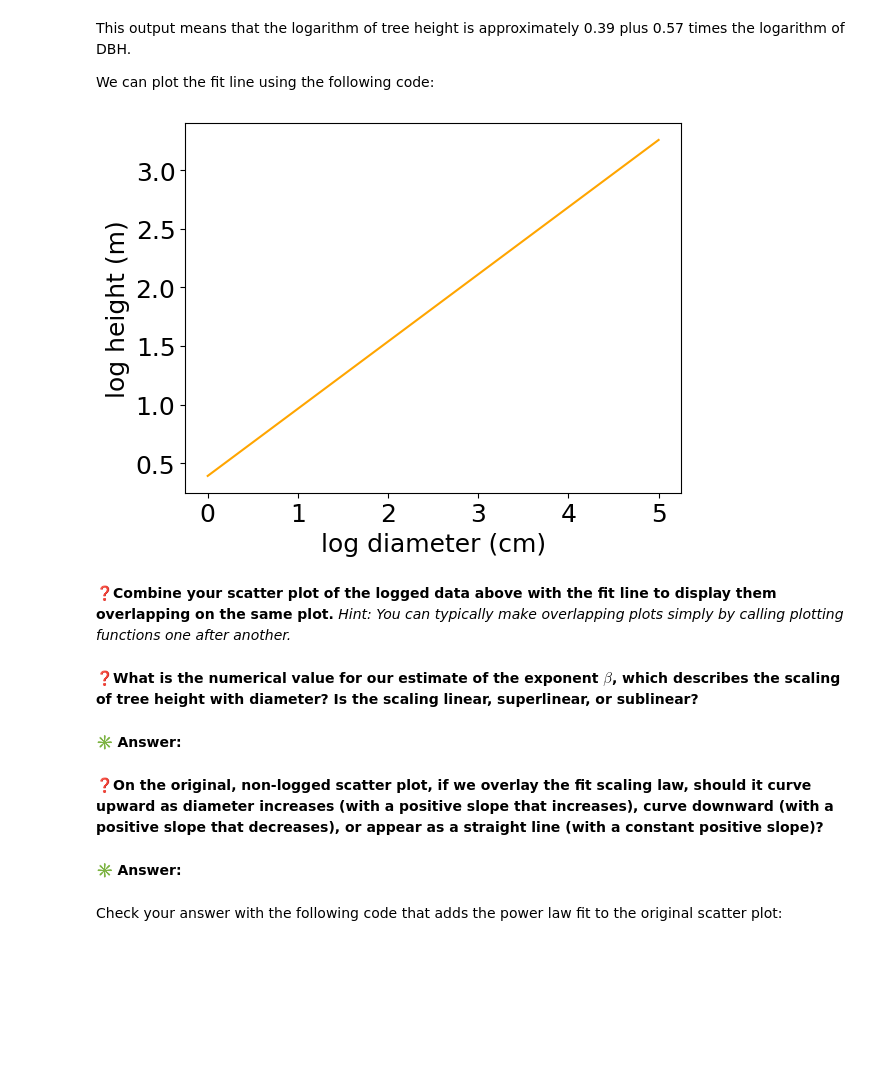
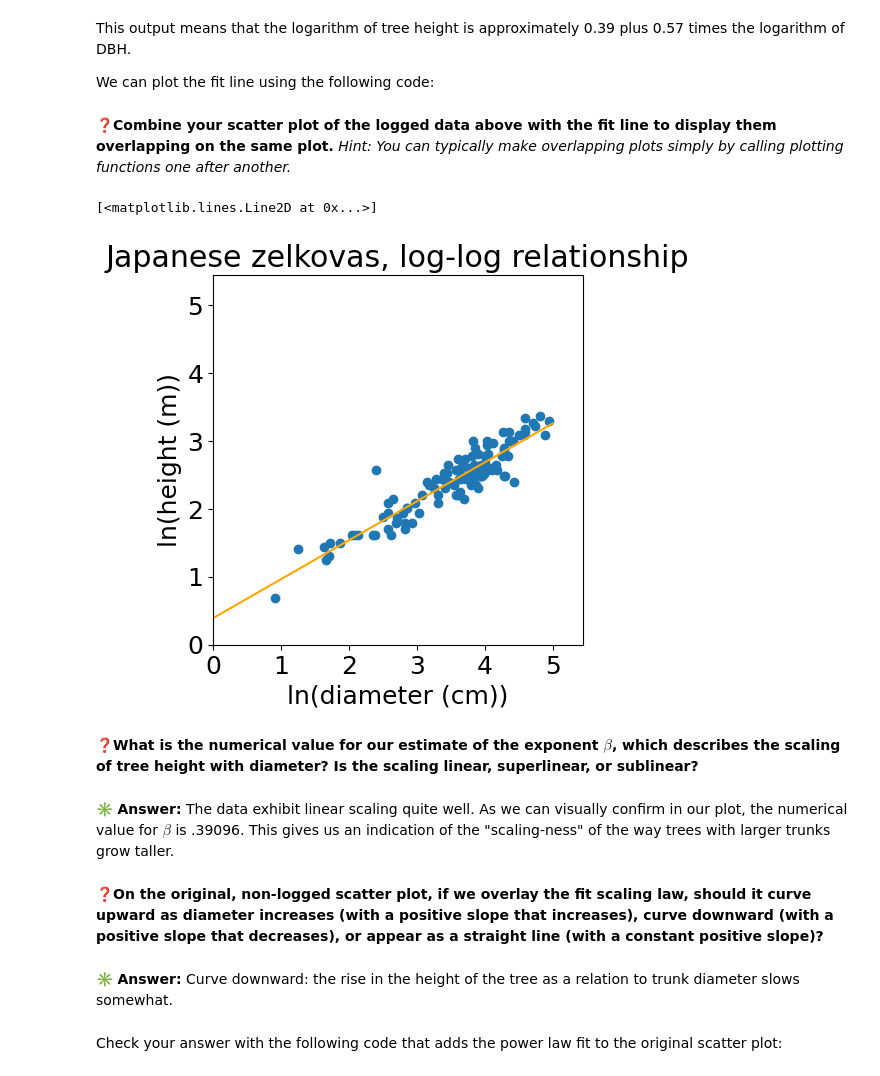
Before and after one commit to peterdresslar/CAS-503-Collectives, a Jupyter notebook: zaphod/1-Scaling.ipynb, the cells around one changed output. Saved outputs shown, nothing was run; the diff lists cells and outputs as text; code cells hidden in the pictures; blank space fills up the shorter version.

```diff
--- a/zaphod/1-Scaling.ipynb
+++ b/zaphod/1-Scaling.ipynb
@@ -136,25 +171,40 @@ This output means that the logarithm of tree height is approximately 0.39 plus 0
 
 We can plot the fit line using the following code:
 # %%
-logDiameters = numpy.linspace(0,5)
-predictedLogHeights = 0.39096 + 0.57336*logDiameters
-plt.plot(logDiameters,predictedLogHeights,color='orange')
-plt.xlabel('log diameter (cm)')
-plt.ylabel('log height (m)');
+# (removed due to scaling)
-# %% [output]
-[figure, removed]
 # %% [markdown]
 ❓**Combine your scatter plot of the logged data above with the fit line to display them overlapping on the same plot.** *Hint: You can typically make overlapping plots simply by calling plotting functions one after another.*
 # %%
 # ✳️ Answer
+
+# get logged subsets
+# get logged subsets
+loggedx = numpy.log(dataSubset['DBH (cm)'])
+loggedy = numpy.log(dataSubset['TreeHt (m)'])
+
+plt.title('Japanese zelkovas, log-log relationship')
+plt.plot(loggedx,loggedy, "o")
+plt.xlabel('ln(diameter (cm))')
+plt.ylabel('ln(height (m))');
+
+_ax = plt_util(loggedx, loggedy, 1)
+
+logDiameters = numpy.linspace(0,5)
+predictedLogHeights = 0.39096 + 0.57336*logDiameters
+plt.plot(logDiameters,predictedLogHeights,color='orange')
+
+# a satisfying result!
+# %% [output]
+[<matplotlib.lines.Line2D at 0x...>]
+[figure, added]
 # %% [markdown]
 ❓**What is the numerical value for our estimate of the exponent $\beta$, which describes the scaling of tree height with diameter? Is the scaling linear, superlinear, or sublinear?**
 # %% [markdown]
-✳️ **Answer:**
+✳️ **Answer:** The data exhibit linear scaling quite well. As we can visually confirm in our plot, the numerical value for $\beta$ is .39096. This gives us an indication of the "scaling-ness" of the way trees with larger trunks grow taller.
 # %% [markdown]
 ❓**On the original, non-logged scatter plot, if we overlay the fit scaling law, should it curve upward as diameter increases (with a positive slope that increases), curve downward (with a positive slope that decreases), or appear as a straight line (with a constant positive slope)?**
 # %% [markdown]
-✳️ **Answer:**
+✳️ **Answer:**   Curve downward: the rise in the height of the tree as a relation to trunk diameter slows somewhat.
 # %% [markdown]
 Check your answer with the following code that adds the power law fit to the original scatter plot:
 # %%
```
Also changed, not shown: parts of 9 cells of this notebook.
